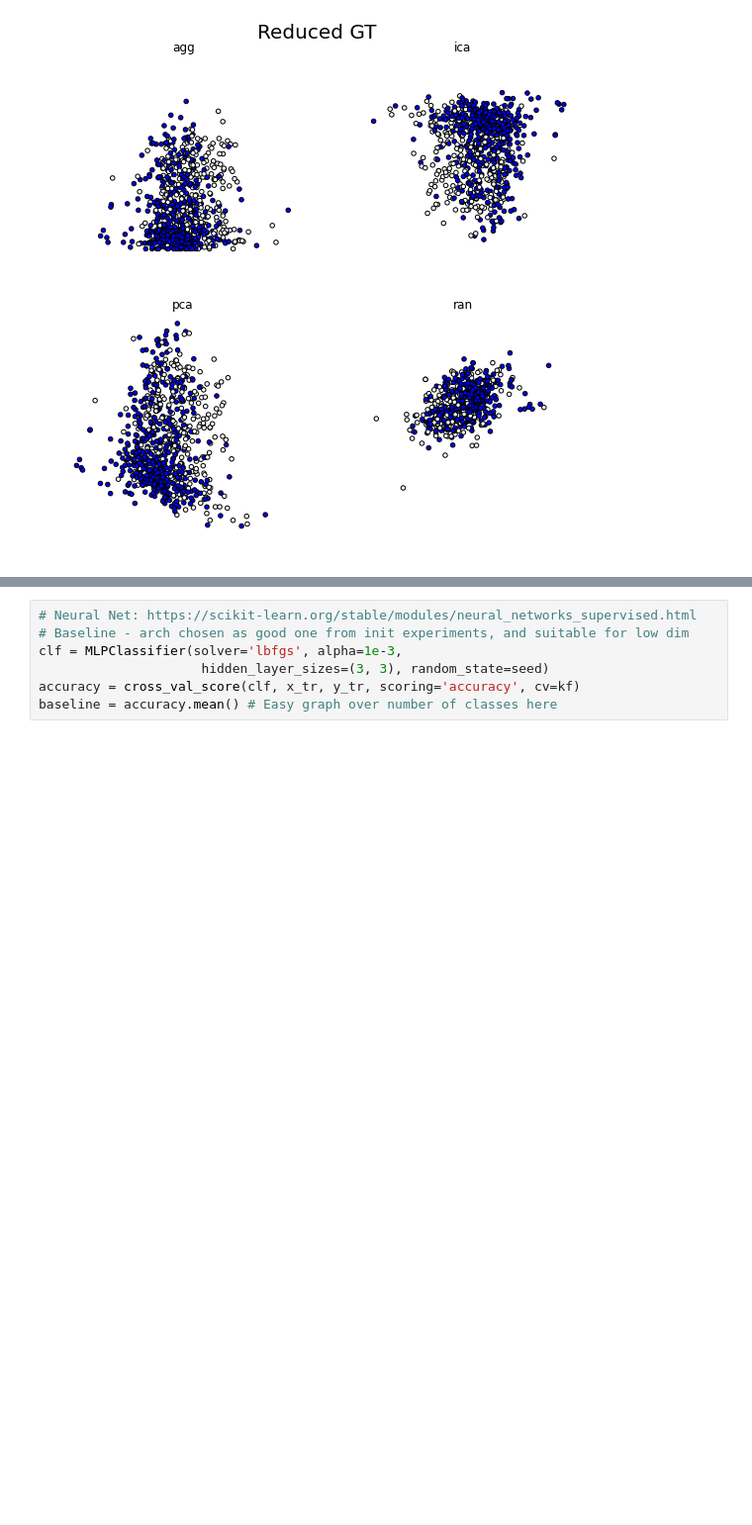
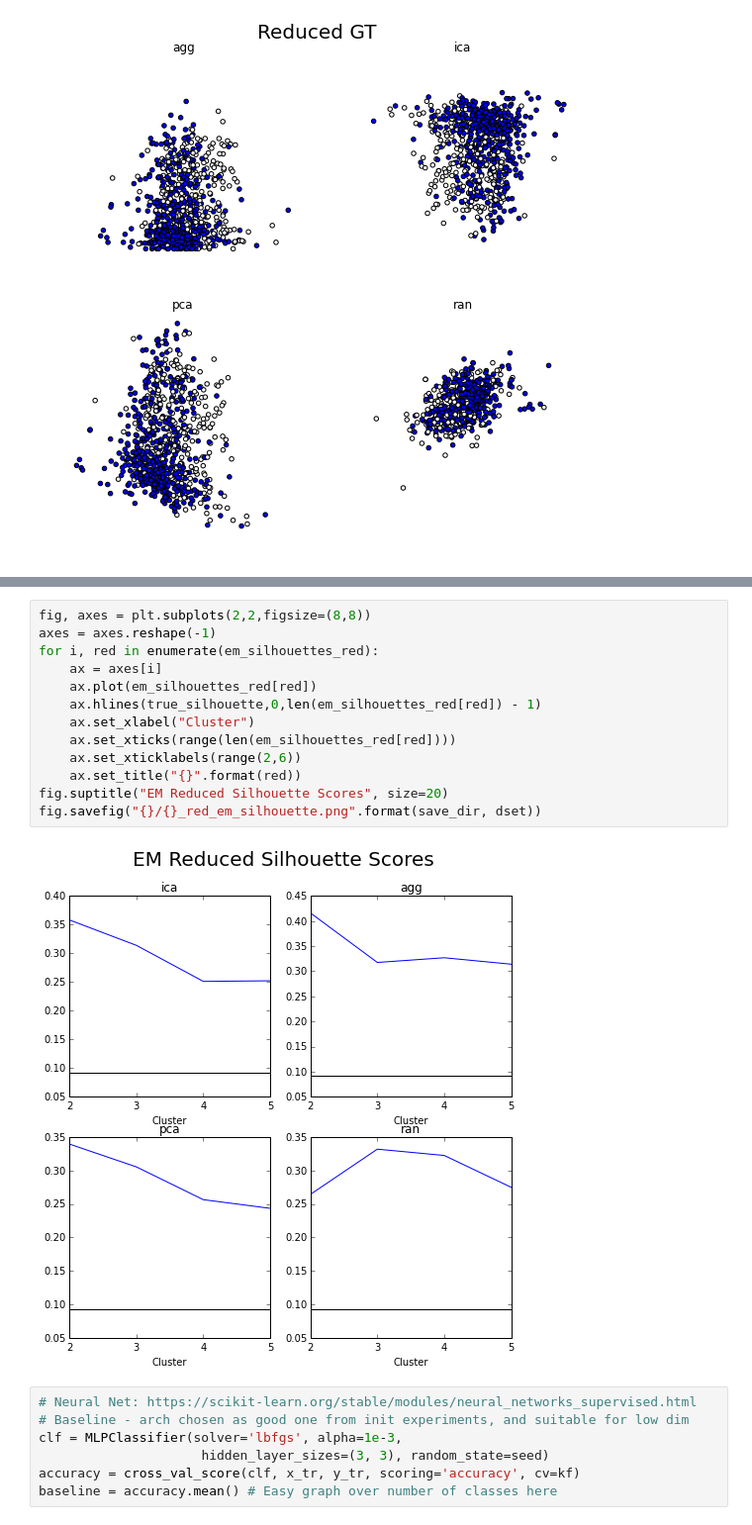
Before and after one commit to joel99/4641-work, a Jupyter notebook: unsupervised-learning/cluster_diabetes.ipynb, the cells around one changed output, grey strips where cells are left out. Shown at 99% size. Saved outputs shown, nothing was run; the diff lists cells and outputs as text; blank space fills up the shorter version.

```diff
--- a/unsupervised-learning/cluster_diabetes.ipynb
+++ b/unsupervised-learning/cluster_diabetes.ipynb
@@ -356,3 +377,18 @@ fig.savefig("{}/{}_red_em_cluster.png".format(save_dir, dset))
+# %%
+fig, axes = plt.subplots(2,2,figsize=(8,8))
+axes = axes.reshape(-1)
+for i, red in enumerate(em_silhouettes_red):
+    ax = axes[i]
+    ax.plot(em_silhouettes_red[red])
+    ax.hlines(true_silhouette,0,len(em_silhouettes_red[red]) - 1)
+    ax.set_xlabel("Cluster")
+    ax.set_xticks(range(len(em_silhouettes_red[red])))
+    ax.set_xticklabels(range(2,6))
+    ax.set_title("{}".format(red))
+fig.suptitle("EM Reduced Silhouette Scores", size=20)
+fig.savefig("{}/{}_red_em_silhouette.png".format(save_dir, dset))
+# %% [output]
+[figure, added]
 # %%
 # Neural Net: https://scikit-learn.org/stable/modules/neural_networks_supervised.html
 # Baseline - arch chosen as good one from init experiments, and suitable for low dim
```
Also changed, not shown: parts of 3 cells of this notebook, 2 other files.
